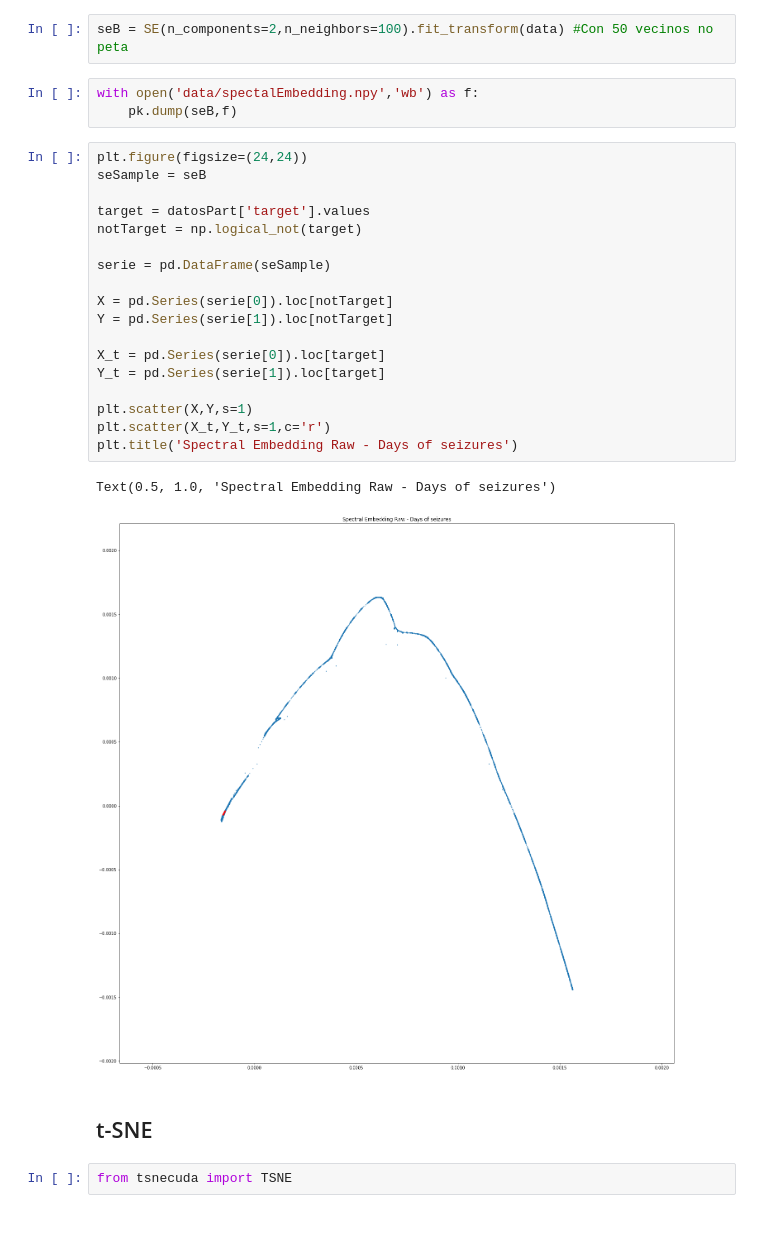
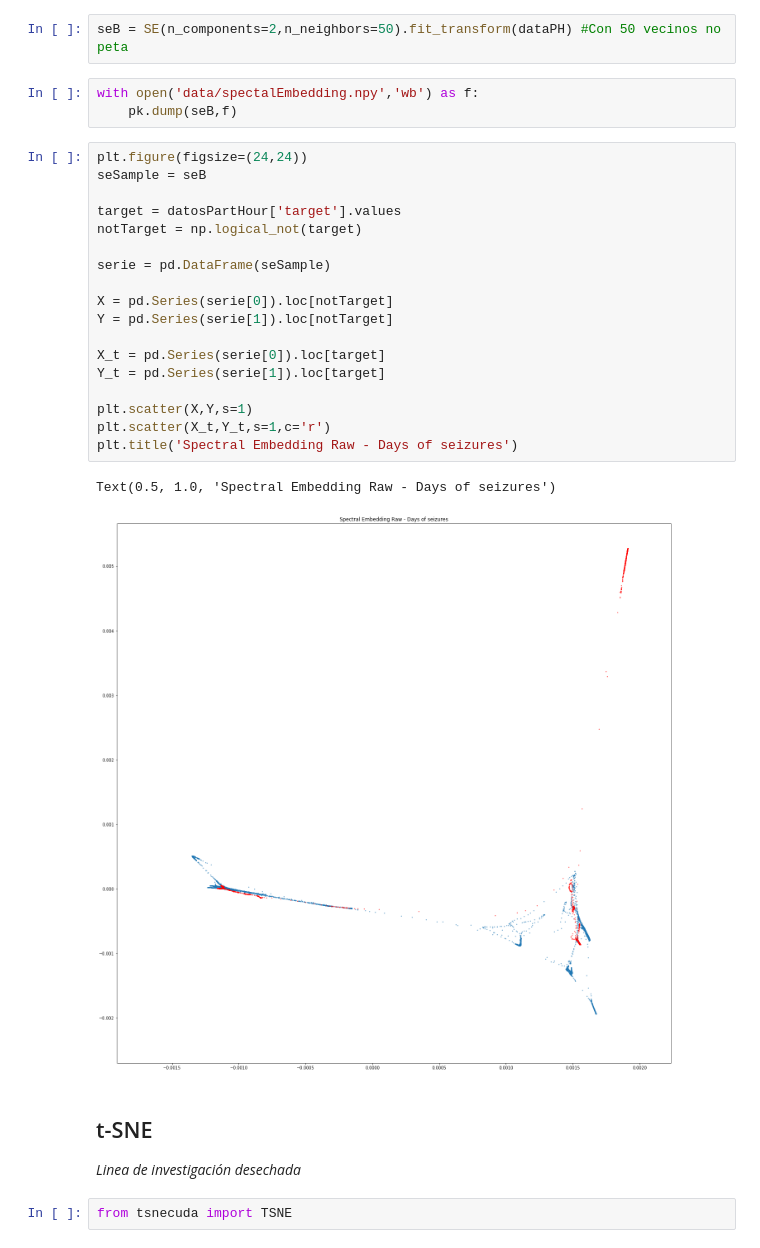
Before and after one commit to jlgarridol/TFG-SmartBeds, a Jupyter notebook: src/Técnicas de reducción de dimensionalidad.ipynb, the cells around one changed output. Saved outputs shown, nothing was run; the diff lists cells and outputs as text.

```diff
--- a/src/Técnicas de reducción de dimensionalidad.ipynb
+++ b/src/Técnicas de reducción de dimensionalidad.ipynb
@@ -128,33 +128,34 @@ from sklearn.manifold import SpectralEmbedding as SE
 # %% [markdown]
 ### Datos brutos
 # %%
-seB = SE(n_components=2,n_neighbors=100).fit_transform(data) #Con 50 vecinos no peta
+seB = SE(n_components=2,n_neighbors=50).fit_transform(dataPH) #Con 50 vecinos no peta
 # %%
 with open('data/spectalEmbedding.npy','wb') as f:
     pk.dump(seB,f)
 # %%
 plt.figure(figsize=(24,24))
 seSample = seB
 
-target = datosPart['target'].values
+target = datosPartHour['target'].values
 notTarget = np.logical_not(target)
 
 serie = pd.DataFrame(seSample)
 
 X = pd.Series(serie[0]).loc[notTarget]
 Y = pd.Series(serie[1]).loc[notTarget]
 
 X_t = pd.Series(serie[0]).loc[target]
 Y_t = pd.Series(serie[1]).loc[target]
 
 plt.scatter(X,Y,s=1)
 plt.scatter(X_t,Y_t,s=1,c='r')
 plt.title('Spectral Embedding Raw - Days of seizures')
 # %% [output]
 Text(0.5, 1.0, 'Spectral Embedding Raw - Days of seizures')
-[figure, old version]
+[figure, new version]
 # %% [markdown]
 ## t-SNE
+*Linea de investigación desechada*
 # %%
 from tsnecuda import TSNE
 # %% [markdown]
```
Also changed, not shown: parts of 2 cells of this notebook, 8 other files.
